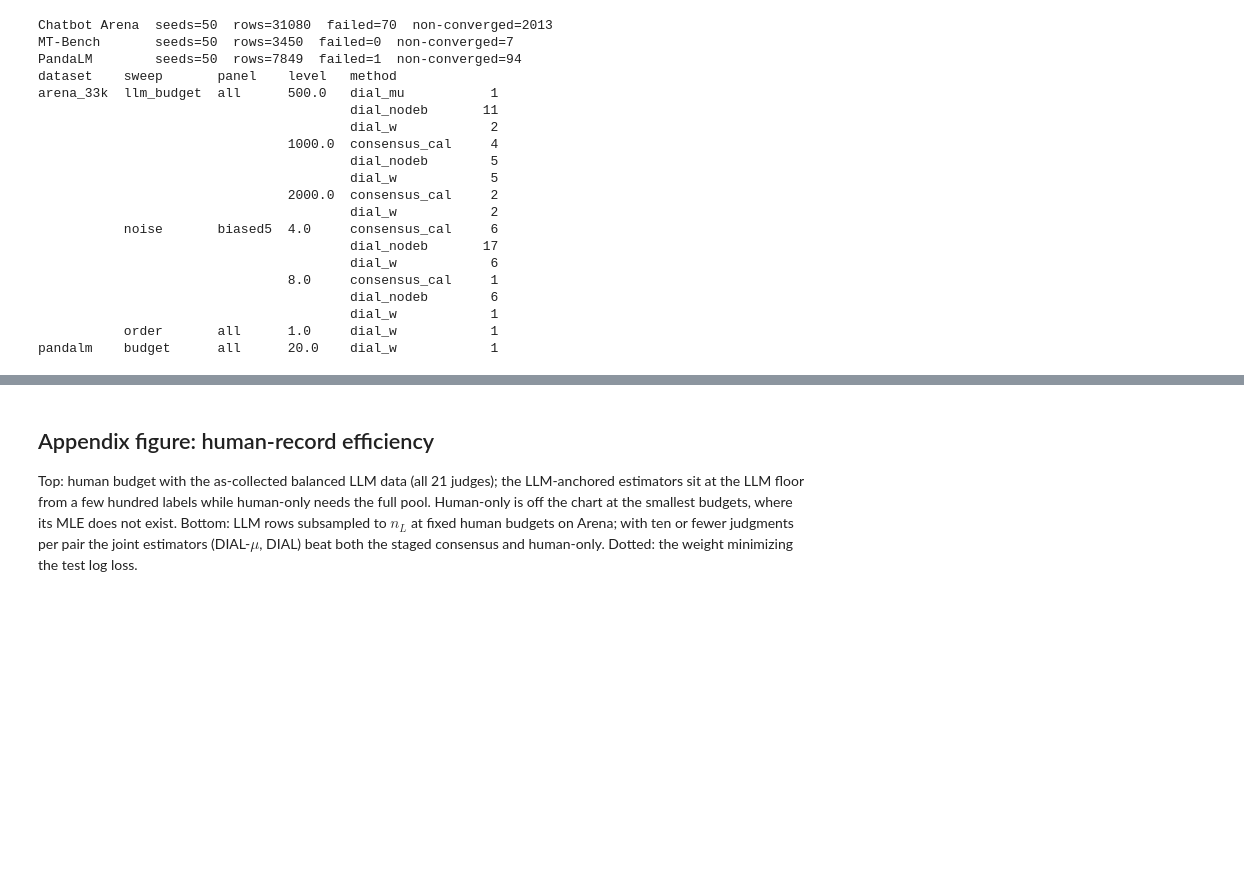
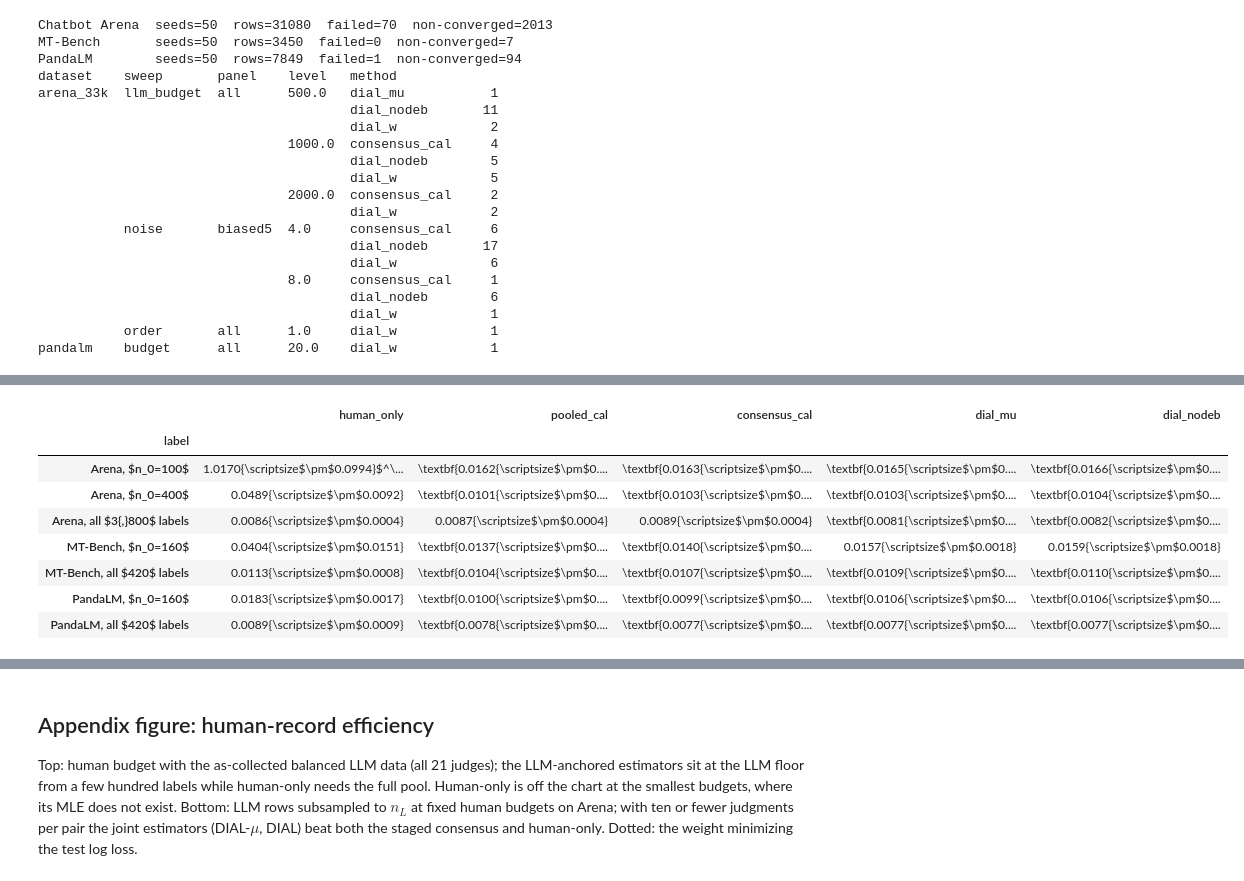
Before and after one commit to JinHongDu-Lab/DIAL, a Jupyter notebook: notebooks/real_data_robustness.ipynb, the cells around one changed output, grey strips where cells are left out. Cells and saved outputs as stored; diff of their text form; code cells hidden in the pictures; blank space fills up the shorter version.

```diff
--- a/notebooks/real_data_robustness.ipynb
+++ b/notebooks/real_data_robustness.ipynb
@@ -61,0 +66,73 @@ pandalm    budget      all      20.0    dial_w            1
+# %%
+from experiments.real_data.robustness_plot import table_cells, to_booktabs
+TABLES = REPO / "tables"; TABLES.mkdir(exist_ok=True)
+TL = {m: LABEL[m] for m in PRESENTED}
+def R(label, dataset, sweep, panel, kind, level, metric, higher_better, n_0_level=-1):
+    return dict(label=label, dataset=dataset, sweep=sweep, panel=panel, kind=kind, level=level, metric=metric, higher_better=higher_better, n_0_level=n_0_level)
+
+blocks_main = [
+    ("Position bias under a one-sided display (excess held-out log loss)", [
+        R("Arena, 5 biased judges, canonical first ($n_0=300$)", "arena_33k", "order", "biased5", "none", 0.0, "excess", False),
+        R("Arena, 5 biased judges, balanced orders ($n_0=300$)", "arena_33k", "order", "biased5", "none", 1.0, "excess", False),
+        R("PandaLM, 5 biased judges, canonical first ($n_0=60$)", "pandalm", "order", "biased5", "none", 0.0, "excess", False),
+        R("Arena, 5 biased $+$ 8 position-only judges ($n_0=300$)", "arena_33k", "noise", "biased5", "position", 8.0, "excess", False),
+    ]),
+    ("Unreliable judges, scarce LLM judgments (Kendall $\\tau$; Arena, 2,000 rows, $n_0=1{,}000$)", [
+        R("no injected judge", "arena_33k", "noise_scarce", "biased5", "anti", 0.0, "ref_kendall", True),
+        R("$+$ 4 anti-consensus judges", "arena_33k", "noise_scarce", "biased5", "anti", 4.0, "ref_kendall", True),
+        R("$+$ 8 position-only judges", "arena_33k", "noise_scarce", "biased5", "position", 8.0, "ref_kendall", True),
+    ]),
+    ("Unreliable judges, abundant LLM judgments (excess held-out log loss; Arena, $n_0=300$)", [
+        R("$+$ 4 anti-consensus judges", "arena_33k", "noise", "biased5", "anti", 4.0, "excess", False),
+        R("$+$ 8 anti-consensus judges", "arena_33k", "noise", "biased5", "anti", 8.0, "excess", False),
+    ]),
+    ("Human budget, all 21 judges, balanced orders (excess held-out log loss)", [
+        R("Arena, $n_0=100$", "arena_33k", "budget", "all", "none", 100.0, "excess", False),
+        R("Arena, $n_0=400$", "arena_33k", "budget", "all", "none", 400.0, "excess", False),
+        R("Arena, all $3{,}800$ labels", "arena_33k", "budget", "all", "none", -1.0, "excess", False),
+        R("MT-Bench, $n_0=160$", "mt_bench", "budget", "all", "none", 160.0, "excess", False),
+        R("MT-Bench, all $420$ labels", "mt_bench", "budget", "all", "none", -1.0, "excess", False),
+        R("PandaLM, $n_0=160$", "pandalm", "budget", "all", "none", 160.0, "excess", False),
+        R("PandaLM, all $420$ labels", "pandalm", "budget", "all", "none", -1.0, "excess", False),
+    ]),
+]
+built = [(title, table_cells(agg, rows, PRESENTED)[0]) for title, rows in blocks_main]
+to_booktabs(built, PRESENTED, TL, TABLES / "real_table_main.tex",
+            caption="Real data: held-out performance of the five estimators, mean $\\pm$ Monte Carlo standard error over $50$ record splits, the best method per row and every method within one standard error of it in bold. Excess held-out log loss is relative to a BTL model fitted to the test pool; Kendall's $\\tau$ is with the held-out human ranking. $^\\dagger$: the human-only MLE did not exist in more than half the splits.",
+            label="tab:real")
+pd.set_option("display.max_colwidth", 60); pd.set_option("display.width", 250)
+for title, df in built:
+    print("###", title); display(df)
+
+# full appendix tables, one per sweep, both metrics where informative
+def sweep_rows(dataset, sweep, panel, kind, levels, metric, higher, n0=-1, fmt=lambda lv: f"{lv:g}"):
+    return [R(fmt(lv), dataset, sweep, panel, kind, lv, metric, higher, n0) for lv in levels]
+full = []
+for pn in ["biased5", "all"]:
+    for d in ["arena_33k", "pandalm"]:
+        full.append((f"Swapped-copy share $\\rho_{{\\mathrm{{swap}}}}$, {DLAB[d]}, {'5 biased judges' if pn == 'biased5' else 'all judges'}, $n_0=$" + ("300" if d == "arena_33k" else "60") + " (excess)",
+                     table_cells(agg, sweep_rows(d, "order", pn, "none", [0.0, 0.05, 0.2, 1.0], "excess", False, fmt=lambda lv: f"$\\rho_{{\\mathrm{{swap}}}}={lv:g}$"), PRESENTED)[0]))
+to_booktabs(full, PRESENTED, TL, TABLES / "real_table_order.tex", caption="Swapped-copy share sweep (Figure 3 protocol), all levels: excess held-out log loss, mean $\\pm$ s.e. over 50 splits.", label="tab:real-order")
+full = []
+for kind in ["anti", "position"]:
+    for metric, lab, hb in [("ref_kendall", "Kendall $\\tau$", True), ("excess", "excess log loss", False)]:
+        full.append((f"Scarce LLM data (2,000 rows, $n_0=1{{,}}000$), {kind}-consensus judges injected ({lab})" if kind == "anti" else f"Scarce LLM data (2,000 rows, $n_0=1{{,}}000$), position-only judges injected ({lab})",
+                     table_cells(agg, sweep_rows("arena_33k", "noise_scarce", "biased5", kind, [0.0, 1.0, 2.0, 4.0, 8.0], metric, hb, fmt=lambda lv: f"$m={lv:g}$"), PRESENTED)[0]))
+for kind in ["anti", "position"]:
+    for metric, lab, hb in [("excess", "excess log loss", False), ("ref_kendall", "Kendall $\\tau$", True)]:
+        full.append((f"Abundant LLM data ($n_0=300$), {'anti-consensus' if kind == 'anti' else 'position-only'} judges injected ({lab})",
+                     table_cells(agg, sweep_rows("arena_33k", "noise", "biased5", kind, [0.0, 1.0, 2.0, 4.0, 8.0], metric, hb, fmt=lambda lv: f"$m={lv:g}$"), PRESENTED)[0]))
+to_booktabs(full, PRESENTED, TL, TABLES / "real_table_noise.tex", caption="Injected-judge sweeps, all levels, five biased Arena judges; mean $\\pm$ s.e. over 50 splits.", label="tab:real-noise")
+full = []
+for d, levels in [("arena_33k", [50, 100, 200, 400, 800, 1600, -1]), ("mt_bench", [20, 40, 80, 160, 320, -1]), ("pandalm", [20, 40, 80, 160, 320, -1])]:
+    full.append((f"{DLAB[d]}, all judges, balanced orders (excess log loss)", table_cells(agg, sweep_rows(d, "budget", "all", "none", [float(x) for x in levels], "excess", False, fmt=lambda lv: ("all labels" if lv < 0 else f"$n_0={lv:g}$")), PRESENTED)[0]))
+to_booktabs(full, PRESENTED, TL, TABLES / "real_table_budget.tex", caption="Human-budget sweep, all levels: excess held-out log loss, mean $\\pm$ s.e. over 50 splits; $^\\dagger$ as in Table~\\ref{tab:real}.", label="tab:real-budget")
+full = []
+for pn in ["biased5", "all"]:
+    for n0 in [300, 1000]:
+        for metric, lab, hb in [("excess", "excess log loss", False), ("ref_kendall", "Kendall $\\tau$", True)]:
+            full.append((f"Arena, {'5 biased judges' if pn == 'biased5' else 'all judges'}, $n_0={n0}$ ({lab})",
+                         table_cells(agg, sweep_rows("arena_33k", "llm_budget", pn, "none", [500.0, 1000.0, 2000.0, 5000.0, 20000.0], metric, hb, n0=n0, fmt=lambda lv: f"$n_L={lv:,.0f}$"), PRESENTED)[0]))
+to_booktabs(full, PRESENTED, TL, TABLES / "real_table_llmbudget.tex", caption="LLM-budget sweep (balanced rows subsampled to $n_L$), all cells; mean $\\pm$ s.e. over 50 splits.", label="tab:real-llmbudget")
+print("tables written:", sorted(p.name for p in TABLES.glob("*.tex")))
+# %% [output]
@@ -61,0 +158,9 @@ pandalm    budget      all      20.0    dial_w            1
+|  | human_only | pooled_cal | consensus_cal | dial_mu | dial_nodeb |
+| label |  |  |  |  |  |
+| Arena, $n_0=100$ | 1.0170{\scriptsize$\pm$0.0994}$^\... | \textbf{0.0162{\scriptsize$\pm$0.... | \textbf{0.0163{\scriptsize$\pm$0.... | \textbf{0.0165{\scriptsize$\pm$0.... | \textbf{0.0166{\scriptsize$\pm$0.... |
+| Arena, $n_0=400$ | 0.0489{\scriptsize$\pm$0.0092} | \textbf{0.0101{\scriptsize$\pm$0.... | \textbf{0.0103{\scriptsize$\pm$0.... | \textbf{0.0103{\scriptsize$\pm$0.... | \textbf{0.0104{\scriptsize$\pm$0.... |
+| Arena, all $3{,}800$ labels | 0.0086{\scriptsize$\pm$0.0004} | 0.0087{\scriptsize$\pm$0.0004} | 0.0089{\scriptsize$\pm$0.0004} | \textbf{0.0081{\scriptsize$\pm$0.... | \textbf{0.0082{\scriptsize$\pm$0.... |
+| MT-Bench, $n_0=160$ | 0.0404{\scriptsize$\pm$0.0151} | \textbf{0.0137{\scriptsize$\pm$0.... | \textbf{0.0140{\scriptsize$\pm$0.... | 0.0157{\scriptsize$\pm$0.0018} | 0.0159{\scriptsize$\pm$0.0018} |
+| MT-Bench, all $420$ labels | 0.0113{\scriptsize$\pm$0.0008} | \textbf{0.0104{\scriptsize$\pm$0.... | \textbf{0.0107{\scriptsize$\pm$0.... | \textbf{0.0109{\scriptsize$\pm$0.... | \textbf{0.0110{\scriptsize$\pm$0.... |
+| PandaLM, $n_0=160$ | 0.0183{\scriptsize$\pm$0.0017} | \textbf{0.0100{\scriptsize$\pm$0.... | \textbf{0.0099{\scriptsize$\pm$0.... | \textbf{0.0106{\scriptsize$\pm$0.... | \textbf{0.0106{\scriptsize$\pm$0.... |
+| PandaLM, all $420$ labels | 0.0089{\scriptsize$\pm$0.0009} | \textbf{0.0078{\scriptsize$\pm$0.... | \textbf{0.0077{\scriptsize$\pm$0.... | \textbf{0.0077{\scriptsize$\pm$0.... | \textbf{0.0077{\scriptsize$\pm$0.... |
```
Also changed, not shown: parts of 8 cells of this notebook, 13 other files.
